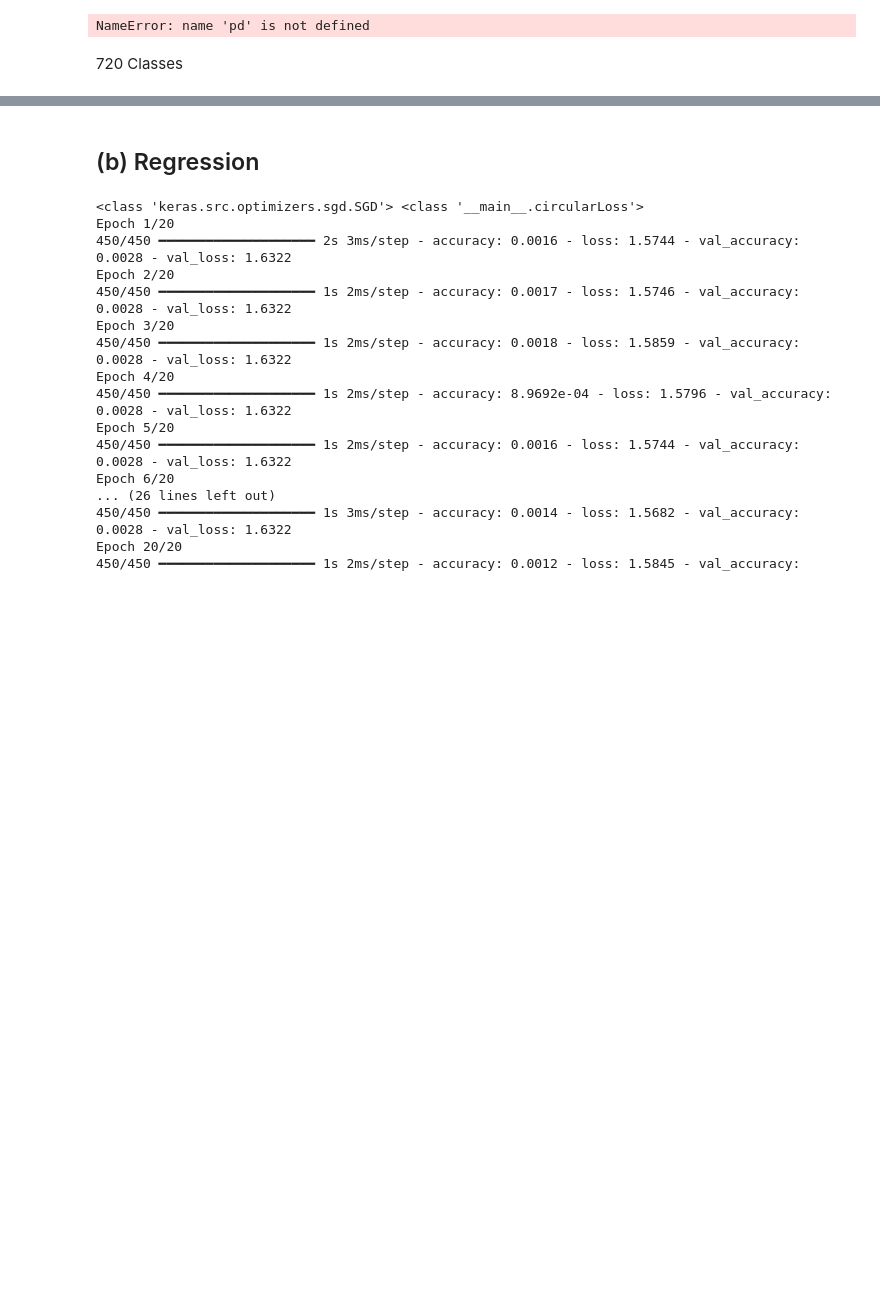
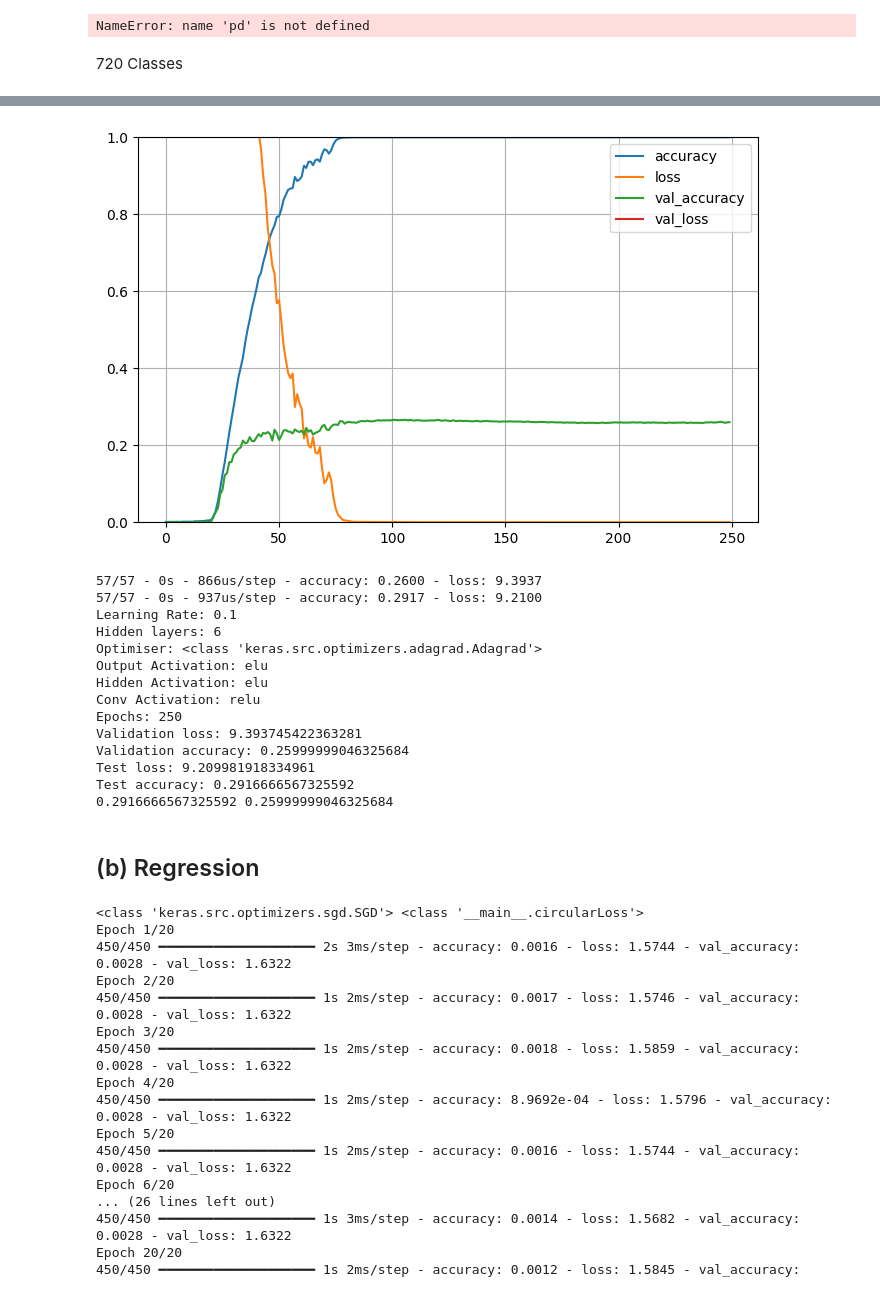
Before and after one commit to Demmenie/itdl, a Jupyter notebook: idl-a1/ITDL_A1.ipynb, the cells around one changed output, grey strips where cells are left out. Drawn from its saved outputs; the diff is of its cells as text; code cells hidden in the pictures; blank space fills up the shorter version.

Commit message:
Current best single run

```diff
--- a/idl-a1/ITDL_A1.ipynb
+++ b/idl-a1/ITDL_A1.ipynb
@@ -741,20 +741,21 @@ xTrain, xTest, yTrain, yTest = train_test_split(xSmallClock,
                                                 test_size=0.2)
 xVal, xTest, yVal, yTest = train_test_split(xTest, yTest, test_size=0.5)
 
-#test_acc, val_acc = CNNModelTest(xTrain, yTrain, xVal, yVal, xTest, yTest,
-#                          hiddenLayers=2,
-#                          outputActivation="softmax",
-#                          hiddenActivation="relu",
-#                          convActivation="relu",
-#                          epochs=250,
-#                          optimiser=keras.optimizers.Adam,
-#                          inputShape=(75, 75, 1),
-#                          outputShape=720)
+test_acc, val_acc = CNNModelTest(xTrain, yTrain, xVal, yVal, xTest, yTest,
+                          learnRate=0.1,
+                          hiddenLayers=6,
+                          outputActivation="elu",
+                          hiddenActivation="elu",
+                          convActivation="relu",
+                          epochs=250,
+                          optimiser=keras.optimizers.Adagrad,
+                          inputShape=(75, 75, 1),
+                          outputShape=720)
                           #lossFunction=keras.losses.cosine_similarity)
 
-#print(test_acc, val_acc)
+print(test_acc, val_acc)
 
-bestSettings = eval(CNNModelTest, xTrain, yTrain, xVal, yVal, xTest, yTest, CNN=True,
-                    inputShape=(75, 75, 1), outputShape=720)#, lossFunction=circularLoss)
-print(bestSettings)
+#bestSettings = eval(CNNModelTest, xTrain, yTrain, xVal, yVal, xTest, yTest, CNN=True,
+#                    inputShape=(75, 75, 1), outputShape=720)#, lossFunction=circularLoss)
+#print(bestSettings)
 # %% [output]
@@ -778,3 +779,18 @@ Epoch 38/76
+[figure, added]
+57/57 - 0s - 866us/step - accuracy: 0.2600 - loss: 9.3937
+57/57 - 0s - 937us/step - accuracy: 0.2917 - loss: 9.2100
+Learning Rate: 0.1
+Hidden layers: 6
+Optimiser: <class 'keras.src.optimizers.adagrad.Adagrad'>
+Output Activation: elu
+Hidden Activation: elu
+Conv Activation: relu
+Epochs: 250
+Validation loss: 9.393745422363281
+Validation accuracy: 0.25999999046325684
+Test loss: 9.209981918334961
+Test accuracy: 0.2916666567325592
+0.2916666567325592 0.25999999046325684
 # %% [markdown]
 ## (b) Regression
 # %%
```
Also changed, not shown: parts of 1 cell of this notebook.
